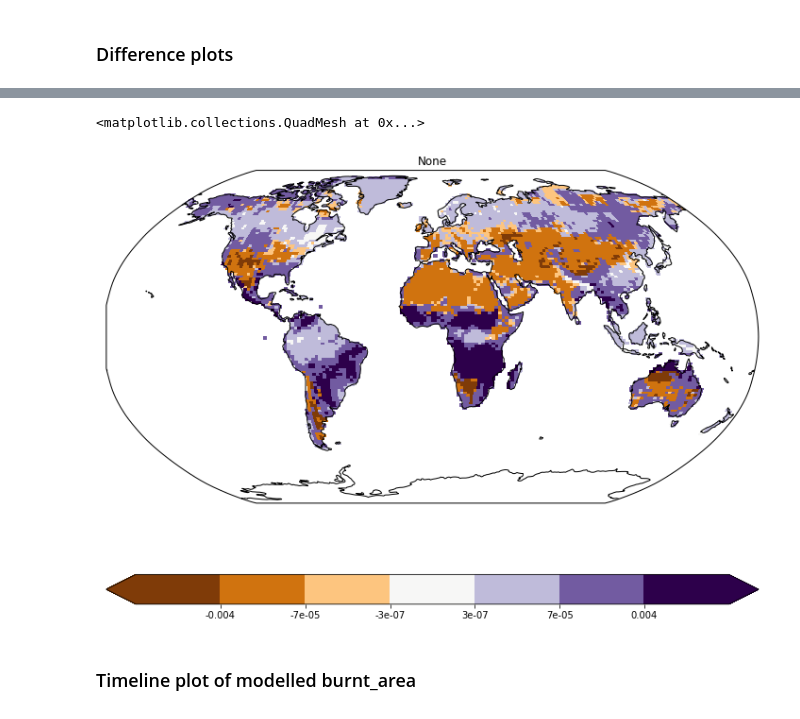
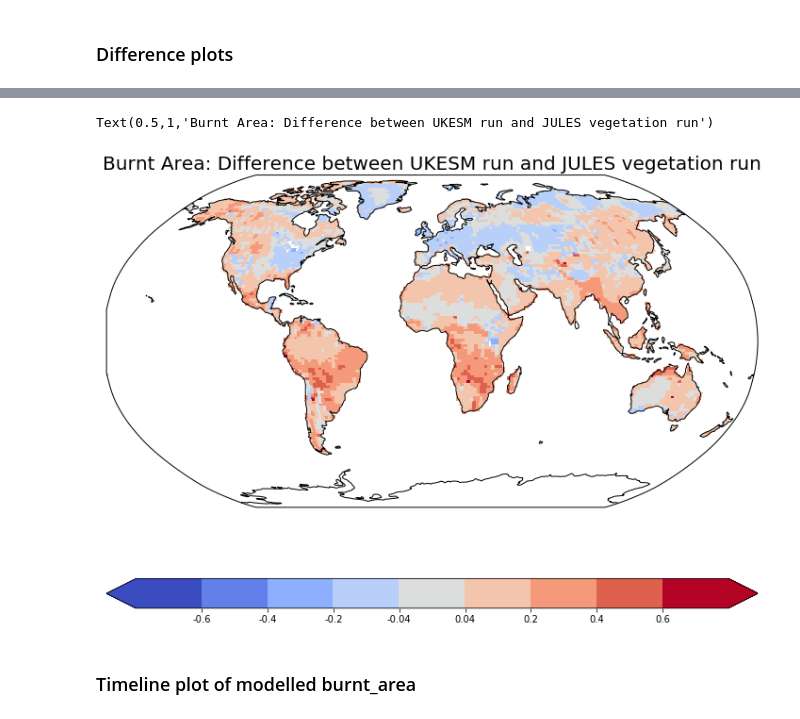
Before and after one commit to douglask3/UKESM-ConFire, a Jupyter notebook: notebooks/plot_burnt_area.ipynb, the cells around one changed output, grey strips where cells are left out. Saved outputs shown, nothing was run; the diff lists cells and outputs as text; code cells hidden in the pictures.

```diff
--- a/notebooks/plot_burnt_area.ipynb
+++ b/notebooks/plot_burnt_area.ipynb
@@ -113,11 +165,12 @@ c4 = c3 - c2
 # %%
 plt.figure(figsize = (10, 7.5))
 
-plot_lonely_cube(c4, 1, 1, 1, cmap = 'PuOr', levels = None)
-# plt.savefig(dir_fig + 'UKESM_BA.png')
+plot_lonely_cube(c6, 1, 1, 1, cmap = 'coolwarm', levels = None) # [-0.04, -0.03, -3e-5, -2e-7, 2e-7, 3e-5, 0.03, 0.04])
+plt.title('Burnt Area: Difference between UKESM run and JULES vegetation run', fontsize=20)
+# plt.savefig(dir_fig + 'diff_UKESM_jules_trveg_BA.png')
 # %% [output]
-<matplotlib.collections.QuadMesh at 0x...>
+Text(0.5,1,'Burnt Area: Difference between UKESM run and JULES vegetation run')
-[figure, old version]
+[figure, new version]
 # %% [markdown]
 ### Timeline plot of modelled burnt_area
 # %%
```
Also changed, not shown: parts of 10 cells of this notebook, 8 other files.
